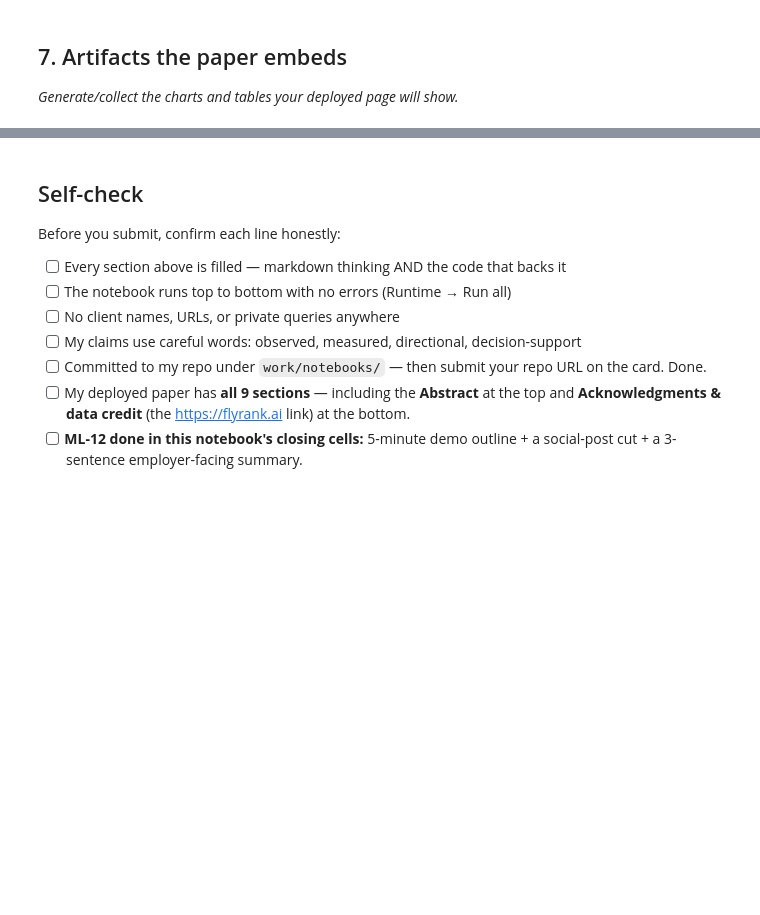
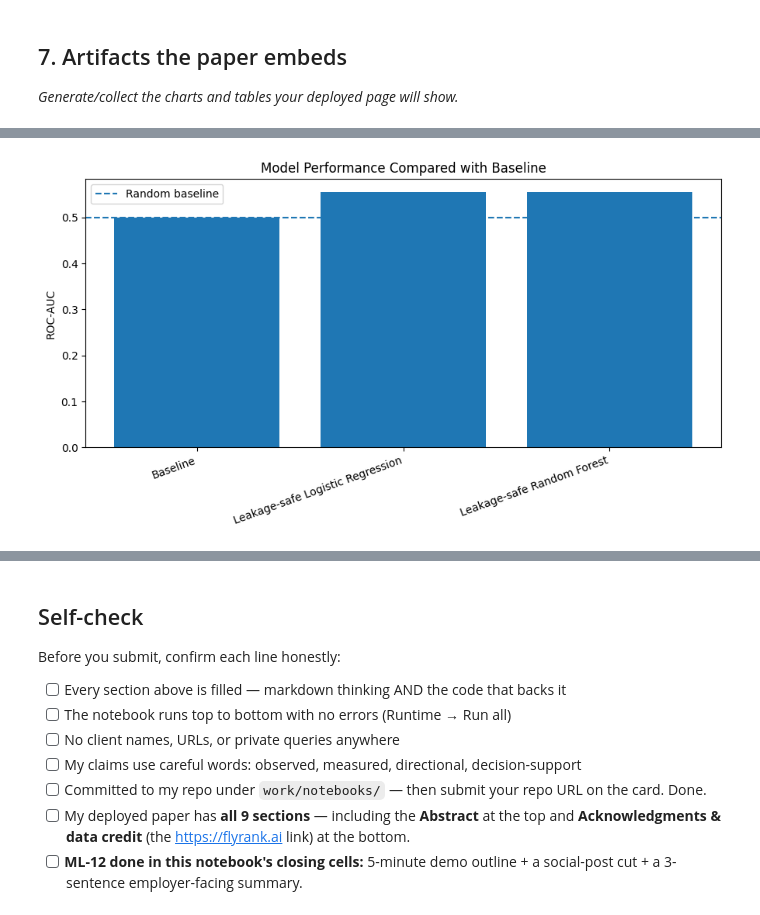
Before and after one commit to Soha-Waseem/FlyRank_ML_Week1, a Jupyter notebook: work/notebooks/capstone.ipynb, the cells around one changed output, grey strips where cells are left out. Cells and saved outputs as stored; diff of their text form; code cells hidden in the pictures; blank space fills up the shorter version.

```diff
--- a/work/notebooks/capstone.ipynb
+++ b/work/notebooks/capstone.ipynb
@@ -36,0 +1947,33 @@ This skeleton is yours to fill. Work the sections **in order** — each one has
+# %%
+# ------------------------------------------------------------
+# 2. ROC-AUC comparison chart
+# ------------------------------------------------------------
+
+plt.figure(figsize=(9, 5))
+
+plt.bar(
+    model_results["Model"],
+    model_results["ROC-AUC"]
+)
+
+plt.axhline(
+    0.5,
+    linestyle="--",
+    label="Random baseline"
+)
+
+plt.ylabel("ROC-AUC")
+plt.title("Model Performance Compared with Baseline")
+plt.xticks(rotation=20, ha="right")
+plt.legend()
+plt.tight_layout()
+
+plt.savefig(
+    "model_comparison_roc_auc.png",
+    dpi=200,
+    bbox_inches="tight"
+)
+
+plt.show()
+# %% [output]
+[figure, added]
```
Also changed, not shown: parts of 66 cells of this notebook.
